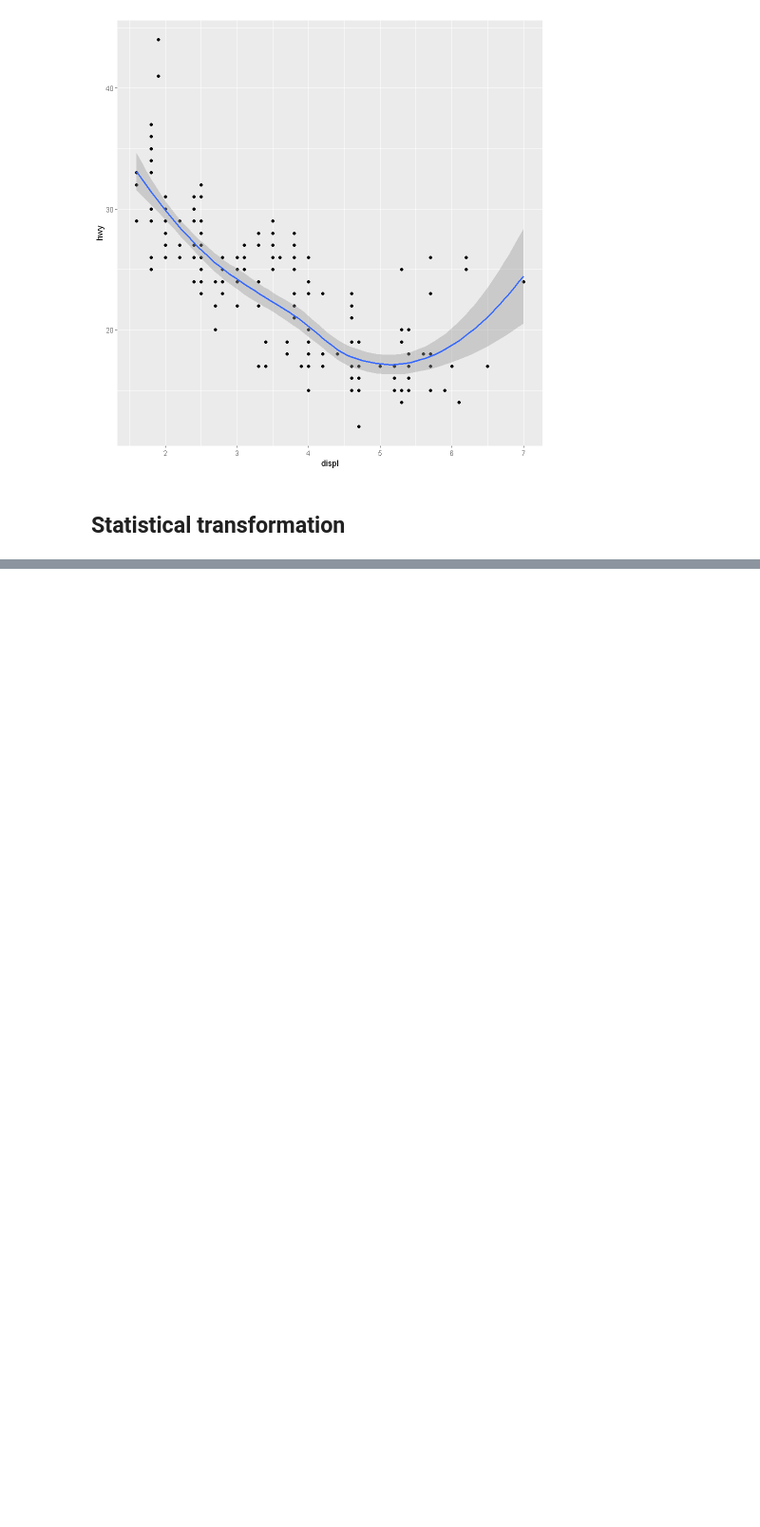
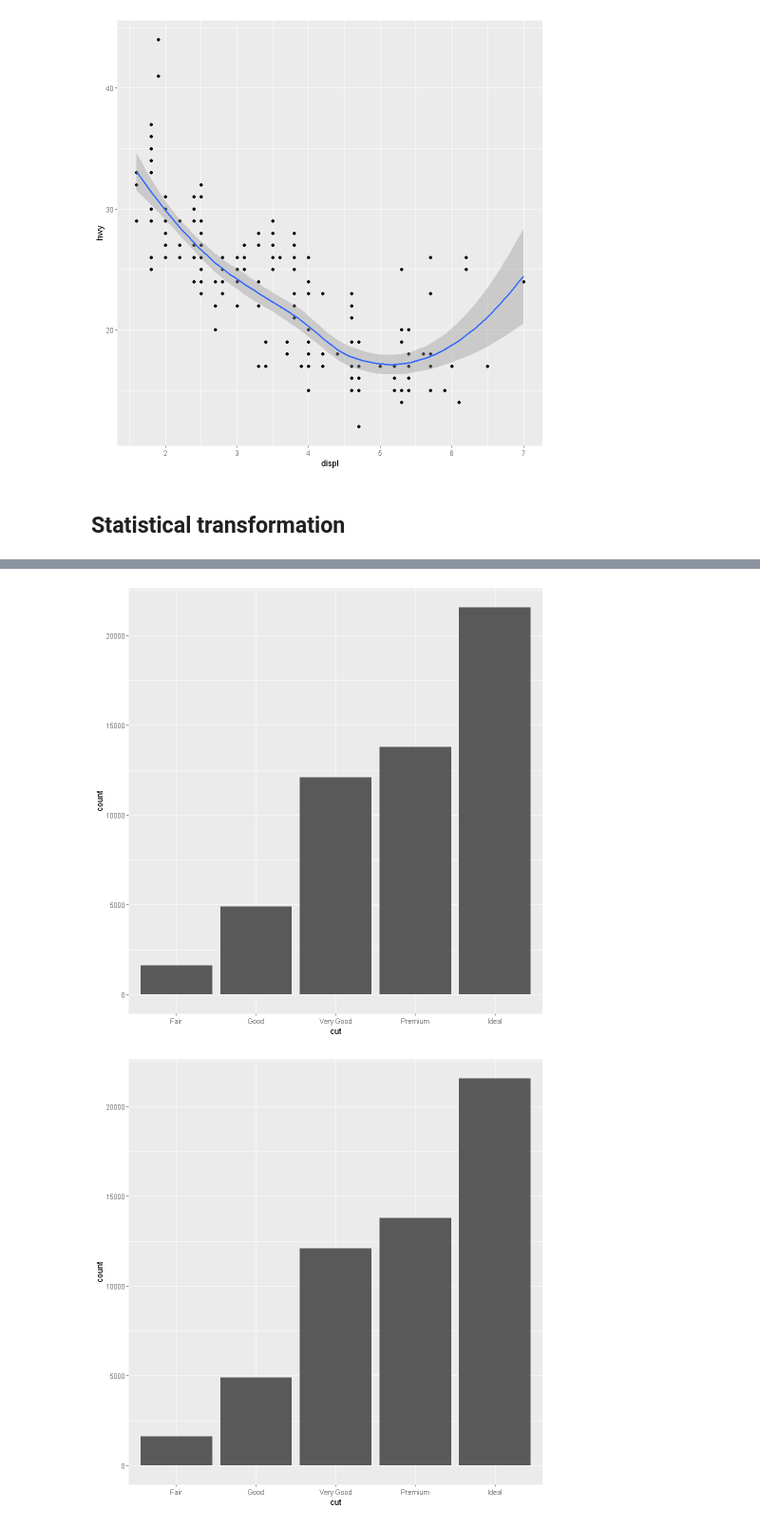
Before and after one commit to MaelvanDijk/DMAE, a Jupyter notebook: Practice/R for Data Science ch01.ipynb, the cells around one changed output, grey strips where cells are left out. Shown at 95% size. Drawn from its saved outputs; the diff is of its cells as text; code cells hidden in the pictures; blank space fills up the shorter version.

```diff
--- a/Practice/R for Data Science ch01.ipynb
+++ b/Practice/R for Data Science ch01.ipynb
@@ -334,0 +356,15 @@ mpg %>%
+# %%
+diamonds <- ggplot2::diamonds
+
+# barplot example
+diamonds %>%
+    ggplot() +
+    geom_bar(mapping= aes(x= cut))
+
+# same example but with stat_count()
+diamonds %>%
+    ggplot() +
+    stat_count(mapping= aes(x=cut))
+# %% [output]
+[figure, added]
+[figure, added]
```
Also changed, not shown: parts of 17 cells of this notebook, 2 other files.
